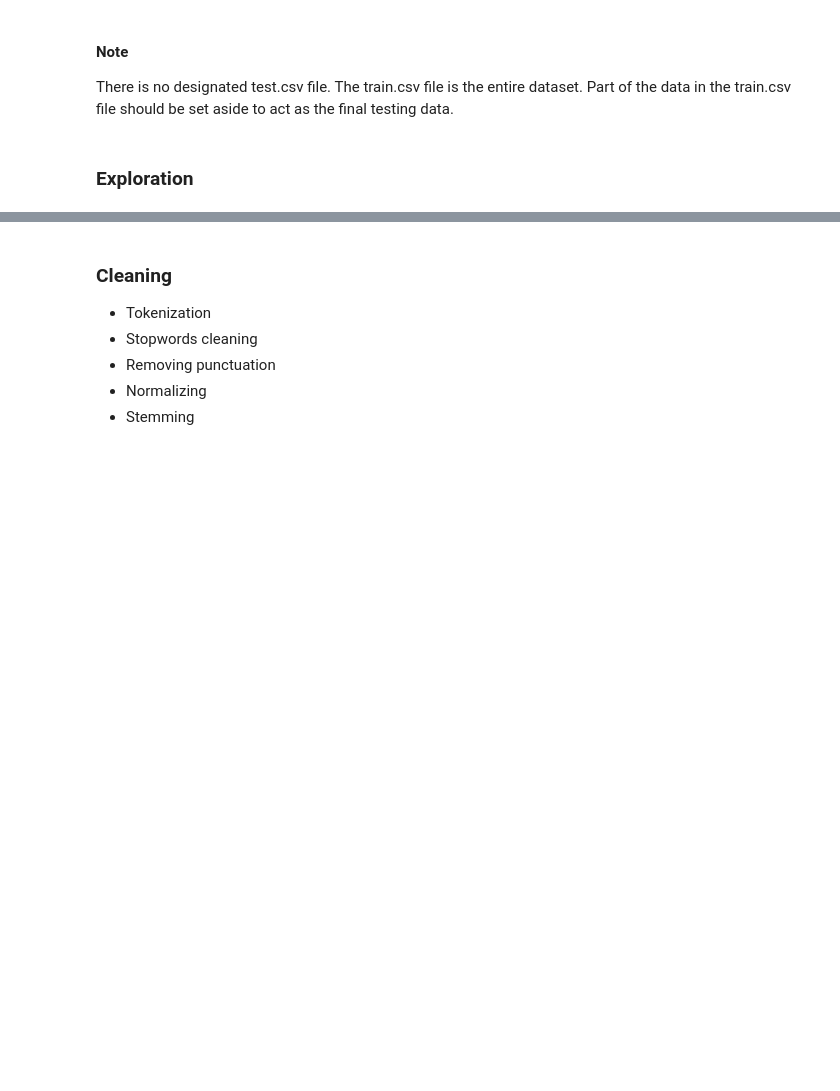
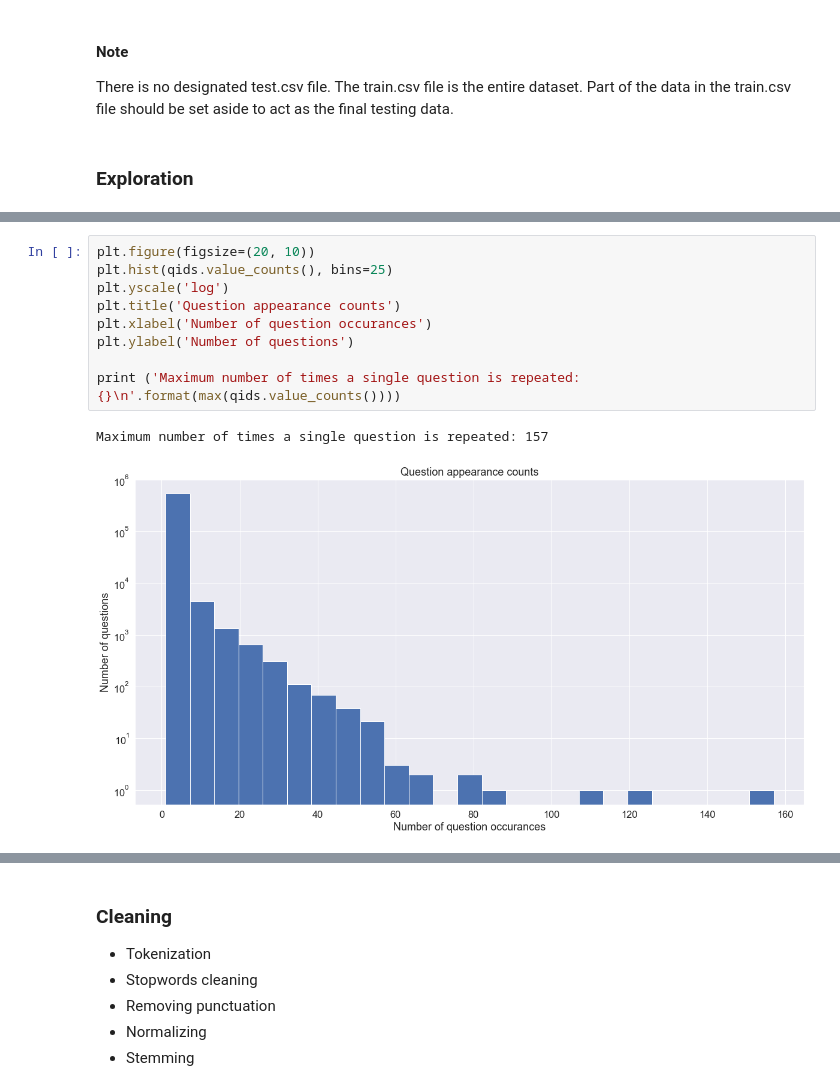
Before and after one commit to bennygodwin/mini-project-V, a Jupyter notebook: mini_project_V.ipynb, the cells around one changed output, grey strips where cells are left out. Saved outputs shown, nothing was run; the diff lists cells and outputs as text; blank space fills up the shorter version.

```diff
--- a/mini_project_V.ipynb
+++ b/mini_project_V.ipynb
@@ -26,0 +84,12 @@ There is no designated test.csv file. The train.csv file is the entire dataset.
+# %%
+plt.figure(figsize=(20, 10))
+plt.hist(qids.value_counts(), bins=25)
+plt.yscale('log')
+plt.title('Question appearance counts')
+plt.xlabel('Number of question occurances')
+plt.ylabel('Number of questions')
+
+print ('Maximum number of times a single question is repeated: {}\n'.format(max(qids.value_counts())))
+# %% [output]
+Maximum number of times a single question is repeated: 157
+[figure, added]
```
Also changed, not shown: parts of 44 cells of this notebook, 1 other file.
